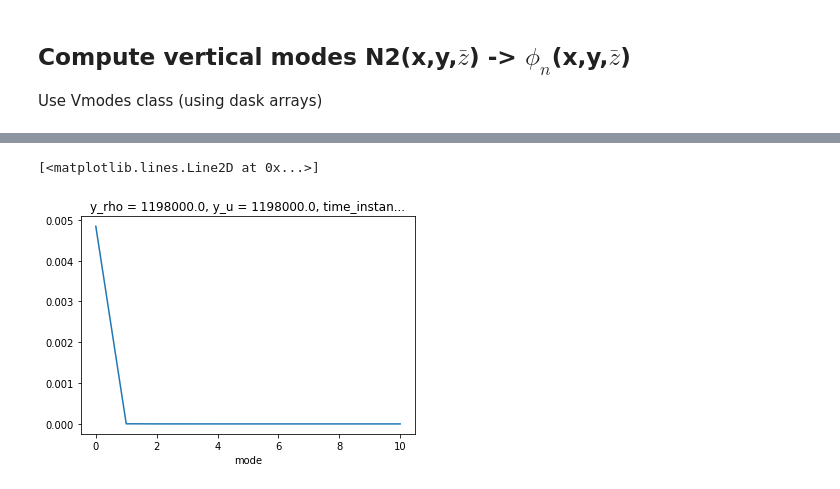
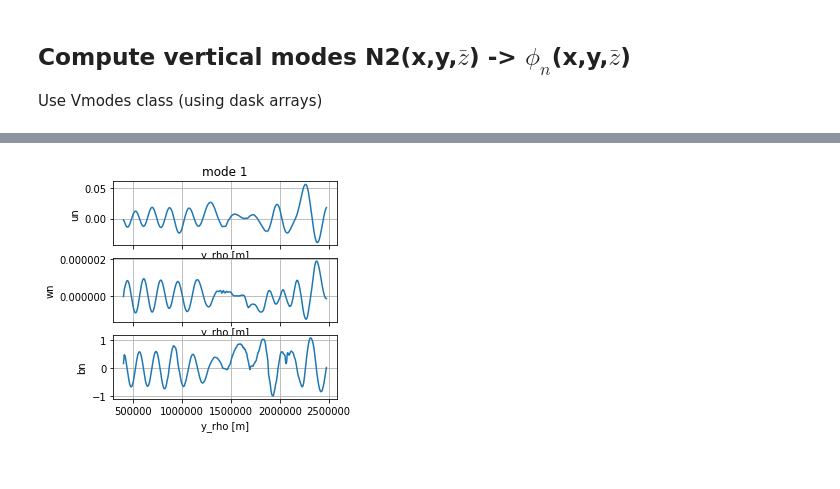
Before and after one commit to slgentil/croco, a Jupyter notebook: tutorials/proj_modes.ipynb, the cells around one changed output, grey strips where cells are left out. Cells and saved outputs as stored; diff of their text form; code cells hidden in the pictures.

```diff
--- a/tutorials/proj_modes.ipynb
+++ b/tutorials/proj_modes.ipynb
@@ -266,58 +743,41 @@ un.isel(y_rho=0).plot()
-# %%
-### Application: with align
-# this case (1 element only) is wrong when using both align and zz=z_rho
-jy = 100
-
-sds = ds.isel(y_rho=[jy])
-z_rho = r.get_z(zeta=sds.ssh_a, h=-ds_mean.z_w.isel(s_w=0,y_rho=[jy]))
-
-un = vmodes.project_puv(sds.u_t_cos, align=True, zz=z_rho)
-un.plot()
-# %% [output]
-[<matplotlib.lines.Line2D at 0x...>]
-[figure, removed]
 # %%
-z_rho = r.get_z(zeta=ds.ssh_a,
-                h=r.ds['grid'].h.isel(x_rho=ix),
-                hgrid="r", vgrid="r")
-z_w = r.get_z(zeta=ds.ssh_a,
-              h=r.ds['grid'].h.isel(x_rho=ix),
-              hgrid="r", vgrid="w")
+### different case: project over one mode and plot result
+
+h0, _ = xr.align(r.ds['grid'].h.isel(x_rho=ix), ds)
+
+z_rho = r.get_z(zeta=ds.ssh_a, h=h0, hgrid="r", vgrid="r")
+z_w = r.get_z(zeta=ds.ssh_a, h=h0, hgrid="r", vgrid="w")
 
 uu = ds.u_t_cos.assign_coords(z_rho=z_rho)
-#### in the current version, the projection will broadcast the data on the mode shape -> need align
-un = vmodes.project(uu, "p", align=False, zz=z_rho)\
-            .isel(y_rho=jy)\
+un = vmodes.project(uu, "p", zz=True, isel={'mode':imod})\
             .rename("un")\
-            .persist() # need to implement align
+            .persist()
 
 ww = ds.w_t_cos.assign_coords(z_rho=z_rho)
-wn = vmodes.project_w(ww, zz=z_rho).isel(y_rho=jy).persist()
+wn = vmodes.project_w(ww, zz=True, isel={'mode':imod}).persist()
 
 bb = ds.T_t_cos.assign_coords(z_rho=z_rho)
-bn = vmodes.project_b(bb, zz=z_rho).isel(y_rho=jy).persist()
+bn = vmodes.project_b(bb, zz=z_rho, isel={"mode":imod}).persist()
 
-fig, axs = plt.subplots(1, 3, figsize=(5,4), sharey=True)
+### plot result
+fig, axs = plt.subplots(3, 1, figsize=(4,4), sharex=True)
 
 ax=axs[0]
-uu.isel(y_rho=jy).plot(y="z_rho", ax=ax, label="true")
-#(un*vmodes.ds.phi.isel(y_rho=jy)).sum("mode").plot(y="zc", ax=ax, label="reco", linestyle="--")
-vmodes.reconstruct(un, isel=({"y_rho":jy})).plot(y="z_rho", ax=ax, label="reco", linestyle="--")
-ax.set_title('u_cos')
+un.plot(x="y_rho", ax=ax)
+ax.set_title('mode {}'.format(str(imod)))
+ax.set_ylabel('un')
 
 ax = axs[1]
-ww.isel(y_rho=jy).plot(y="z_rho", ax=ax, label="true")
-#phiw = -vmodes.ds.c**2/vmodes.ds.N2*vmodes.ds.dphidz
-#(wn*phiw).isel(y_rho=jy).sum("mode").plot(y="zf", ax=ax, label="reco", linestyle="--")
-vmodes.reconstruct_w(wn, isel={"y_rho":jy}).plot(y="z_w", ax=ax, label="reco", linestyle="--")
-ax.set_title('w_cos')
+wn.plot(x="y_rho", ax=ax)
+ax.set_ylabel('wn')
+ax.set_title('')
 
 ax = axs[2]
-bb.isel(y_rho=jy).plot(y="z_rho", ax=ax, label="true")
-#phiw = -vmodes.ds.c**2/vmodes.ds.N2*vmodes.ds.dphidz
-#(wn*phiw).isel(y_rho=jy).sum("mode").plot(y="zf", ax=ax, label="reco", linestyle="--")
-vmodes.reconstruct_b(bn, isel={"y_rho":jy}).plot(y="z_w", ax=ax, label="reco", linestyle="--")
-ax.set_title('T_cos')
+bn.plot(x="y_rho", ax=ax)
+ax.set_ylabel('bn')
+ax.set_title('')
 
 for ax in axs:
     ax.grid(True)
+# %% [output]
+[figure, added]
```
Also changed, not shown: parts of 12 cells of this notebook, 2 other files.
